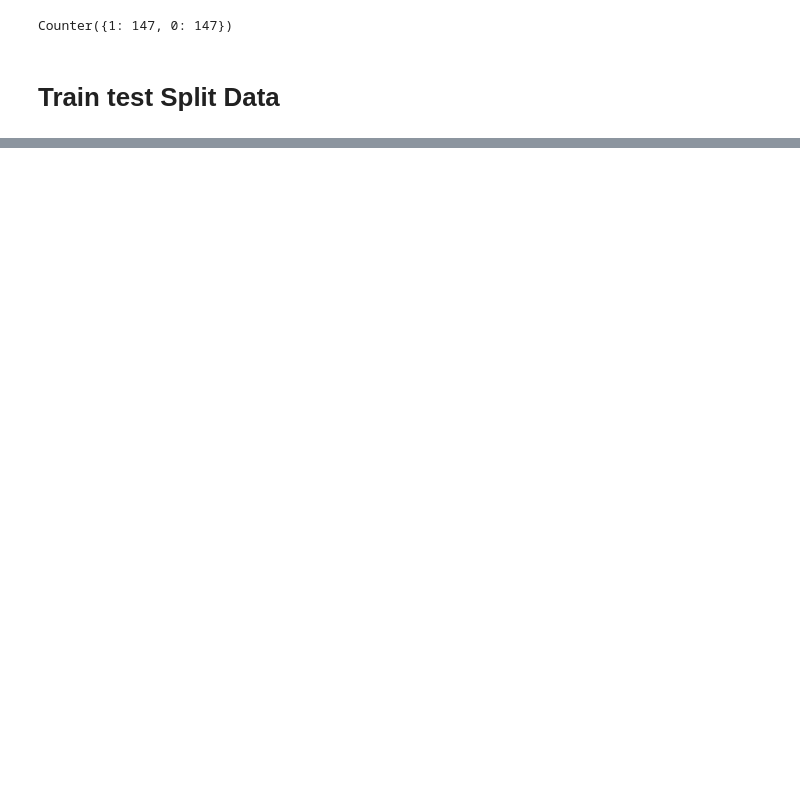
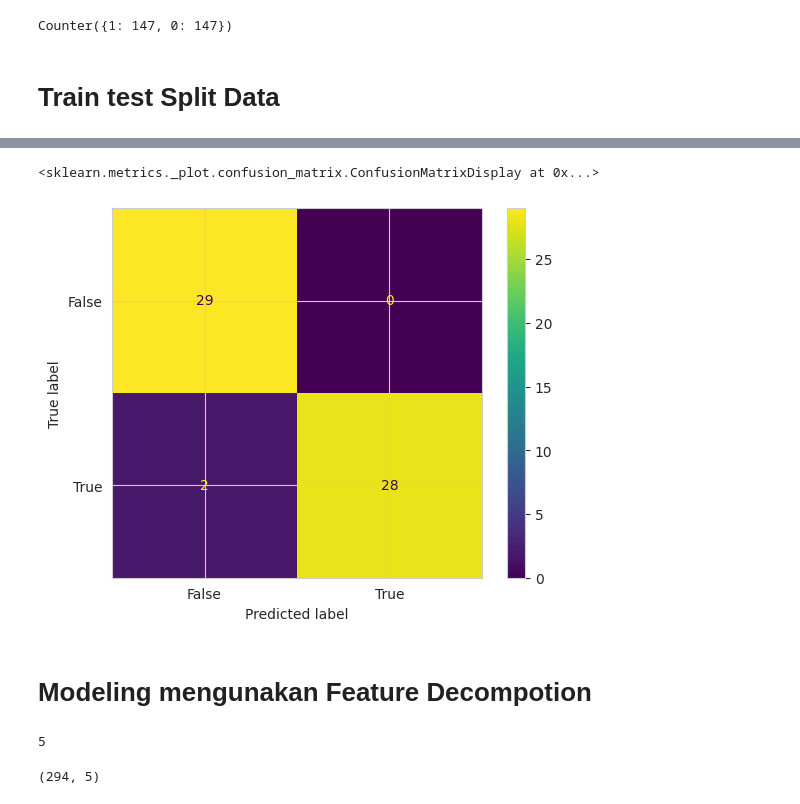
Before and after one commit to kayabaakihiko13/Project-Statiska-multivariate, a Jupyter notebook: parkinson_disease.ipynb, the cells around one changed output, grey strips where cells are left out. Cells and saved outputs as stored; diff of their text form; code cells hidden in the pictures; blank space fills up the shorter version.

```diff
--- a/parkinson_disease.ipynb
+++ b/parkinson_disease.ipynb
@@ -265,0 +253,4 @@ array([[-1.01709729, -0.77250169, -0.28172591, ...,  0.04581602,
+# %%
+from sklearn.model_selection import train_test_split
+X_train,X_test,y_train,y_test=train_test_split(X_res,y_res,test_size=.2,random_state=42)
+X_train.shape,y_train.shape
@@ -265,0 +261,5 @@ array([[-1.01709729, -0.77250169, -0.28172591, ...,  0.04581602,
+# %%
+from sklearn.svm import SVC
+svc=SVC(gamma='auto')
+svc.fit(X_train,y_train)
+y_predict=svc.predict(X_test)
@@ -265,0 +278,36 @@ array([[-1.01709729, -0.77250169, -0.28172591, ...,  0.04581602,
+# %%
+from sklearn.metrics import confusion_matrix, ConfusionMatrixDisplay
+cm = confusion_matrix(y_test, y_predict, labels=svc.classes_)
+disp=ConfusionMatrixDisplay(confusion_matrix=cm,
+                            display_labels=[False,True])
+disp.plot()
+# %% [output]
+<sklearn.metrics._plot.confusion_matrix.ConfusionMatrixDisplay at 0x...>
+[figure, added]
+# %% [markdown]
+# Modeling mengunakan Feature Decompotion
+# %%
+from sklearn.decomposition import PCA
+pca = PCA()
+train_pca=pca.fit_transform(X_train)
+def _get_number_components(model, threshold):
+    component_variance = model.explained_variance_ratio_
+    explained_variance = 0.0
+    components = 0
+
+    for var in component_variance:
+        explained_variance += var
+        components += 1
+        if(explained_variance >= threshold):
+            break
+    return components
+components = _get_number_components(pca, threshold=0.85)
+components
+# %% [output]
+5
+# %%
+pca=PCA(n_components=components)
+X_pca=pca.fit_transform(X_res)
+X_pca.shape
+# %% [output]
+(294, 5)
```
Also changed, not shown: parts of 12 cells of this notebook.
